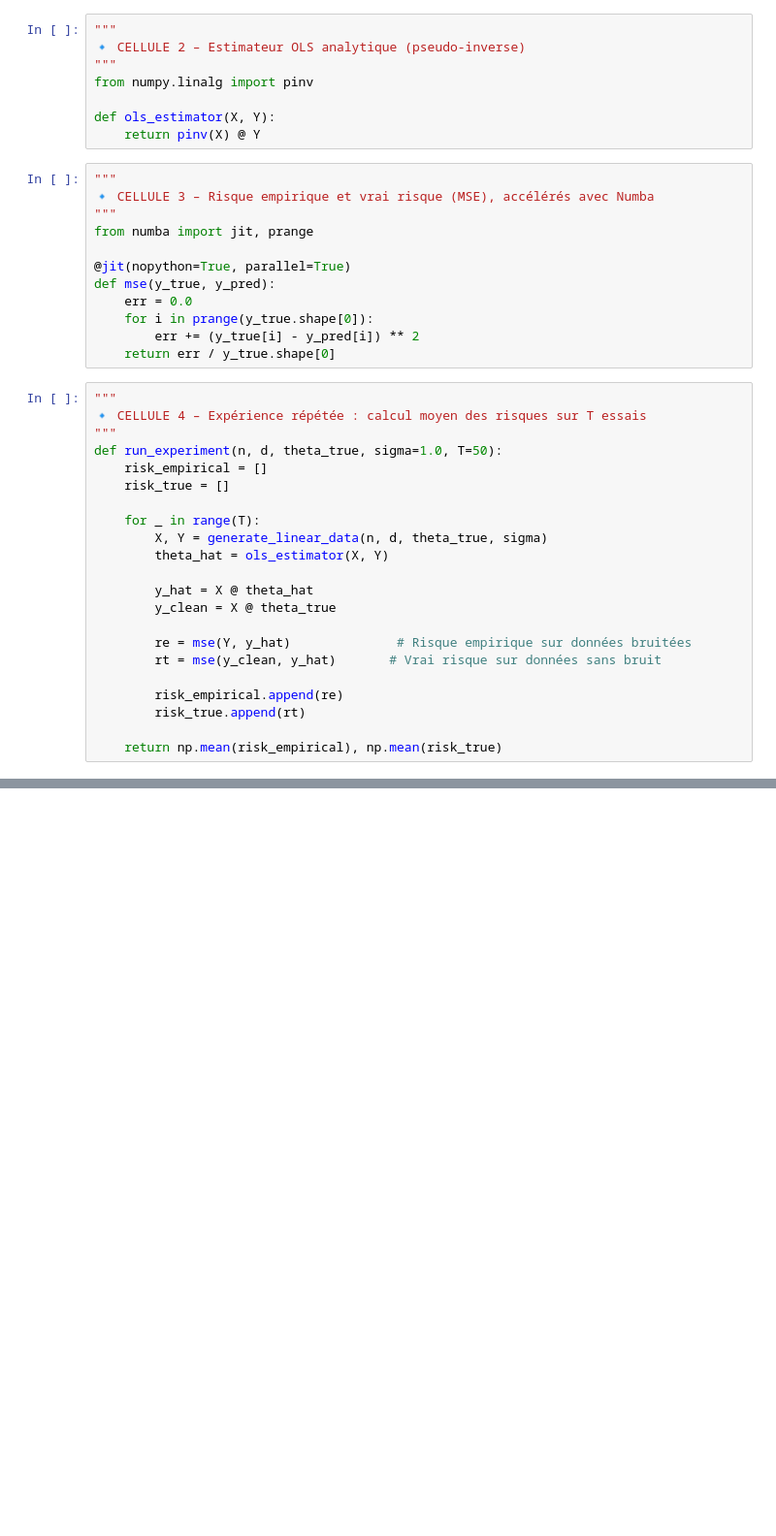
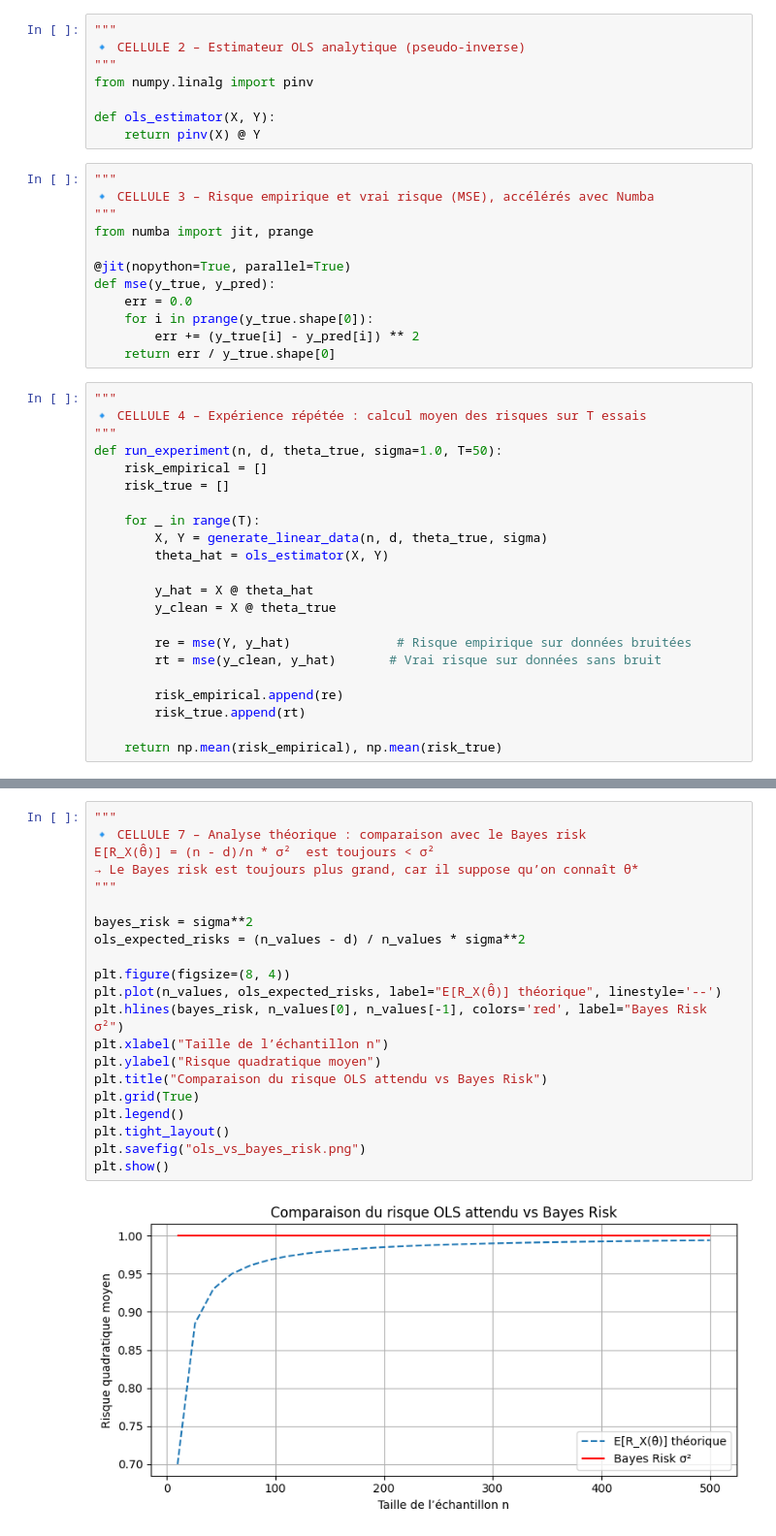
Before and after one commit to Rayandri/FTML-Epita-, a Jupyter notebook: exo_03_risk_ols/empirical_risk_ols.ipynb, the cells around one changed output, grey strips where cells are left out. Shown: that part at 97% size. Drawn from its saved outputs; the diff is of its cells as text; blank space fills up the shorter version.

```diff
--- a/exo_03_risk_ols/empirical_risk_ols.ipynb
+++ b/exo_03_risk_ols/empirical_risk_ols.ipynb
@@ -111,0 +112,23 @@ n = 500 | Risque empirique = 0.9947 | Vrai risque = 0.0061
+# %%
+"""
+🔹 CELLULE 7 – Analyse théorique : comparaison avec le Bayes risk
+E[R_X(θ̂)] = (n - d)/n * σ²  est toujours < σ²
+→ Le Bayes risk est toujours plus grand, car il suppose qu’on connaît θ*
+"""
+
+bayes_risk = sigma**2
+ols_expected_risks = (n_values - d) / n_values * sigma**2
+
+plt.figure(figsize=(8, 4))
+plt.plot(n_values, ols_expected_risks, label="E[R_X(θ̂)] théorique", linestyle='--')
+plt.hlines(bayes_risk, n_values[0], n_values[-1], colors='red', label="Bayes Risk σ²")
+plt.xlabel("Taille de l’échantillon n")
+plt.ylabel("Risque quadratique moyen")
+plt.title("Comparaison du risque OLS attendu vs Bayes Risk")
+plt.grid(True)
+plt.legend()
+plt.tight_layout()
+plt.savefig("ols_vs_bayes_risk.png")
+plt.show()
+# %% [output]
+[figure, added]
```
Also changed, not shown: parts of 3 cells of this notebook, 4 other files.
